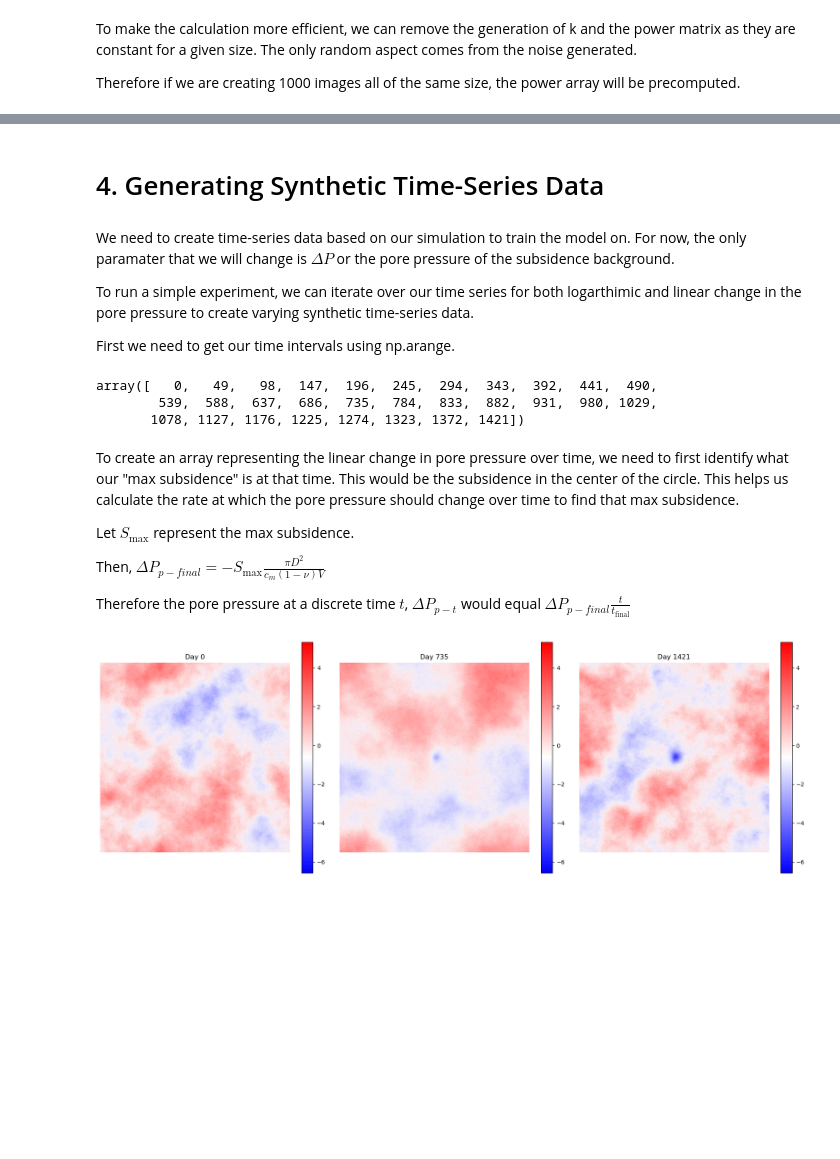
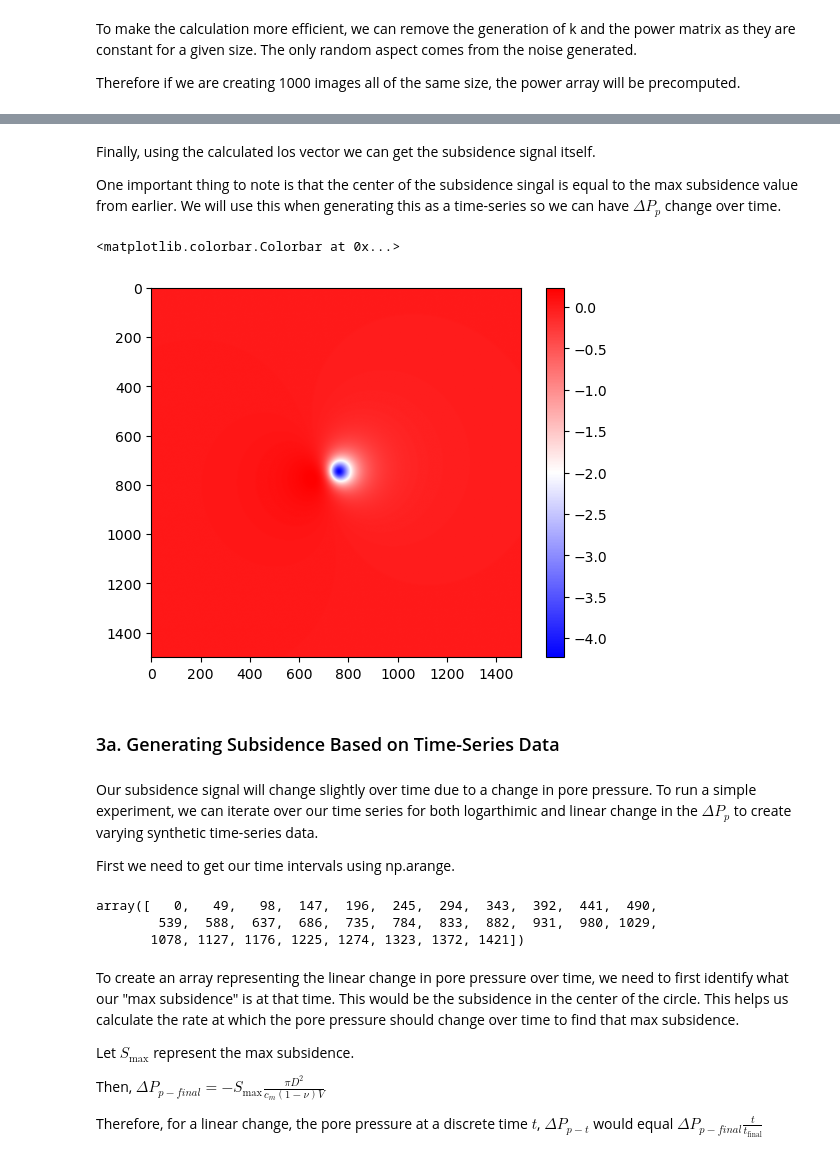
Before and after one commit to Mannvika/KyodaiNaturalResourceLab, a Jupyter notebook: InSAR_SyntheticData_Documentation.ipynb, the cells around one changed output, grey strips where cells are left out. Drawn from its saved outputs; the diff is of its cells as text; code cells hidden in the pictures; blank space fills up the shorter version.

```diff
--- a/InSAR_SyntheticData_Documentation.ipynb
+++ b/InSAR_SyntheticData_Documentation.ipynb
@@ -255,9 +225,19 @@ plt.colorbar()
+# %% [markdown]
+Finally, using the calculated los vector we can get the subsidence signal itself.
+
+One important thing to note is that the center of the subsidence singal is equal to the max subsidence value from earlier. We will use this when generating this as a time-series so we can have $\Delta P_p$ change over time.
+# %%
+simulated_interferogram = (ux * los_vector[0]) + (uy * los_vector[1]) + (uz * los_vector[2])
+
+plt.imshow(simulated_interferogram, cmap='bwr')
+plt.colorbar()
+# %% [output]
+<matplotlib.colorbar.Colorbar at 0x...>
+[figure, added]
 # %% [markdown]
-# 4. Generating Synthetic Time-Series Data
+### 3a. Generating Subsidence Based on Time-Series Data
 # %% [markdown]
-We need to create time-series data based on our simulation to train the model on. For now, the only paramater that we will change is $\Delta P$ or the pore pressure of the subsidence background.
-
-To run a simple experiment, we can iterate over our time series for both logarthimic and linear change in the pore pressure to create varying synthetic time-series data.
+Our subsidence signal will change slightly over time due to a change in pore pressure. To run a simple experiment, we can iterate over our time series for both logarthimic and linear change in the $\Delta P_p$ to create varying synthetic time-series data.
 
 First we need to get our time intervals using np.arange.
 # %%
@@ -278,4 +258,4 @@ Let $S_{\text{max}}$ represent the max subsidence.
 
 Then, $\Delta{P_{p-final}} = -S_{\text{max}} \frac{\pi D^2}{c_m (1 - \nu) V}$
 
-Therefore the pore pressure at a discrete time $t$, $\Delta P_{p-t}$ would equal $\Delta{P_{p-final}} \frac{t}{t_{\text{final}}}$
+Therefore, for a linear change, the pore pressure at a discrete time $t$, $\Delta P_{p-t}$ would equal $\Delta{P_{p-final}} \frac{t}{t_{\text{final}}}$
@@ -293,21 +261,0 @@ linear_data = generate_linear_timeseries(times)
-# %%
-plot_indices = [0, len(linear_data) // 2, len(linear_data) - 1]
-num_plots = len(plot_indices)
-
-fig, axes = plt.subplots(1, num_plots, figsize=(6 * num_plots, 6))
-
-# Calculate global min and max for consistent color scale
-global_min = np.min(linear_data)
-global_max = np.max(linear_data)
-
-for i, idx in enumerate(plot_indices):
-    ax = axes[i] if num_plots > 1 else axes
-    im = ax.imshow(linear_data[idx], cmap='bwr', vmin=global_min, vmax=global_max)
-    fig.colorbar(im, ax=ax)
-    ax.axis('off')
-    ax.set_title(f"Day {int(times[idx])}")
-
-plt.tight_layout()
-plt.show()
-# %% [output]
-[figure, removed]
```
Also changed, not shown: parts of 23 cells of this notebook, 5 other files.
